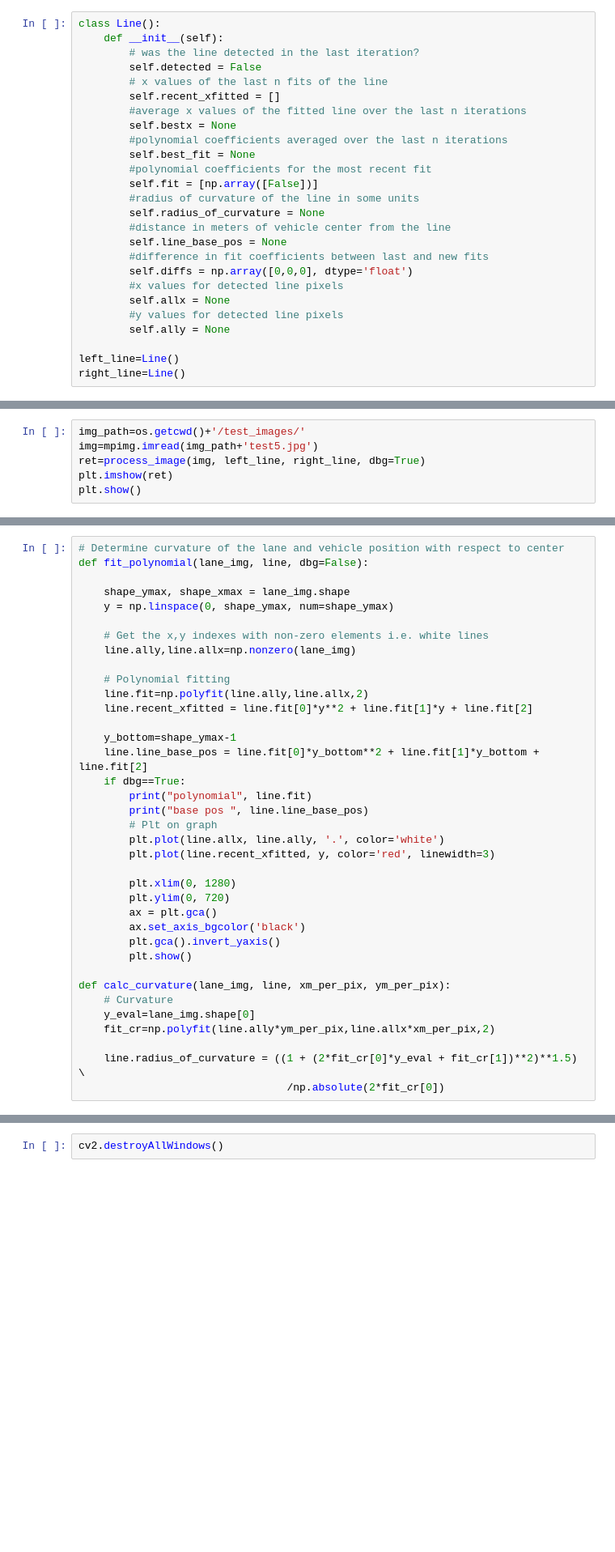
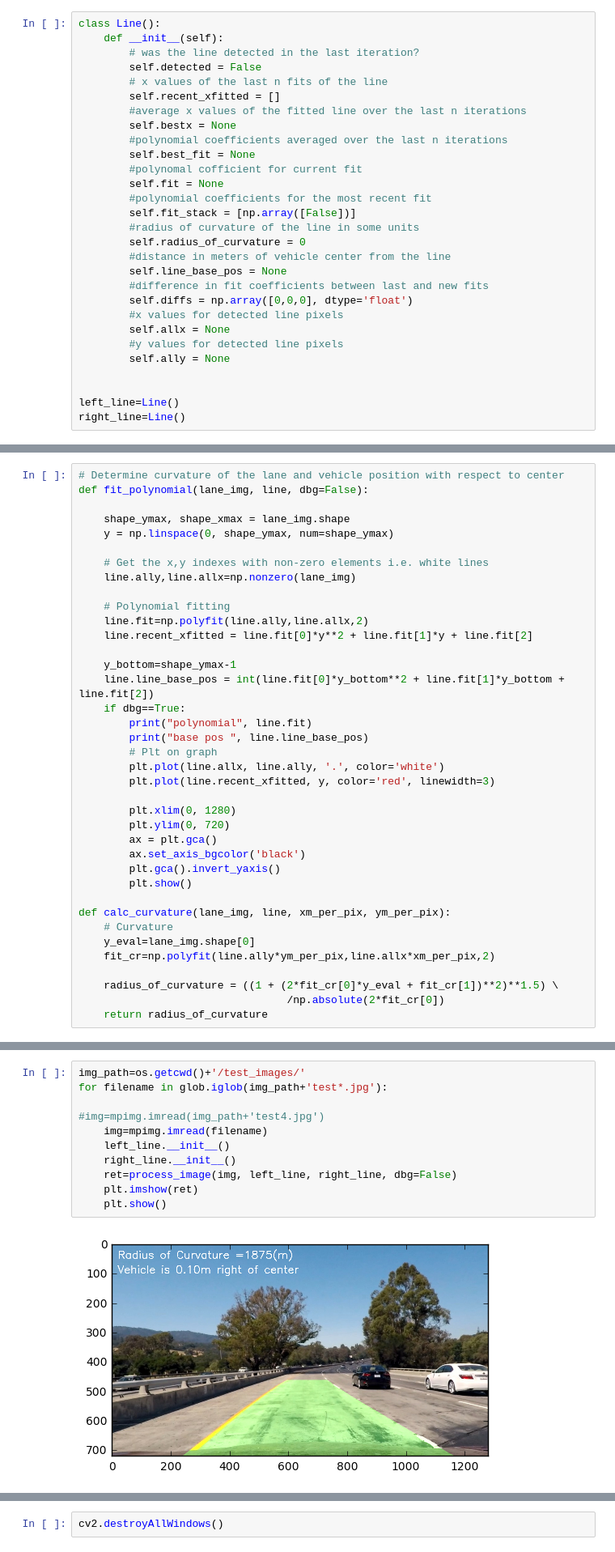
Before and after one commit to soon-yau/SDCND_Term1, a Jupyter notebook: CarND-Advanced-Lane-Lines/advanced_lane_finding.ipynb, the cells around one changed output, grey strips where cells are left out. Shown at 81% size. Drawn from its saved outputs; the diff is of its cells as text; blank space fills up the shorter version.

```diff
--- a/CarND-Advanced-Lane-Lines/advanced_lane_finding.ipynb
+++ b/CarND-Advanced-Lane-Lines/advanced_lane_finding.ipynb
@@ -23,10 +23,12 @@ class Line():
         self.bestx = None
         #polynomial coefficients averaged over the last n iterations
         self.best_fit = None
+        #polynomal cofficient for current fit
+        self.fit = None
         #polynomial coefficients for the most recent fit
-        self.fit = [np.array([False])]
+        self.fit_stack = [np.array([False])]
         #radius of curvature of the line in some units
-        self.radius_of_curvature = None
+        self.radius_of_curvature = 0
         #distance in meters of vehicle center from the line
         self.line_base_pos = None
         #difference in fit coefficients between last and new fits
@@ -36,6 +38,7 @@ class Line():
         #y values for detected line pixels
         self.ally = None
 
+
 left_line=Line()
 right_line=Line()
 # %%
@@ -144,8 +134,2 @@ def detect_sobel_edges(gray):
 
     return edges
-# %%
-img_path=os.getcwd()+'/test_images/'
-img=mpimg.imread(img_path+'test5.jpg')
-ret=process_image(img, left_line, right_line, dbg=True)
-plt.imshow(ret)
-plt.show()
@@ -315,7 +217,7 @@ def fit_polynomial(lane_img, line, dbg=False):
     line.recent_xfitted = line.fit[0]*y**2 + line.fit[1]*y + line.fit[2]
 
     y_bottom=shape_ymax-1
-    line.line_base_pos = line.fit[0]*y_bottom**2 + line.fit[1]*y_bottom + line.fit[2]
+    line.line_base_pos = int(line.fit[0]*y_bottom**2 + line.fit[1]*y_bottom + line.fit[2])
     if dbg==True:
         print("polynomial", line.fit)
         print("base pos ", line.line_base_pos)
@@ -335,8 +237,9 @@ def calc_curvature(lane_img, line, xm_per_pix, ym_per_pix):
     y_eval=lane_img.shape[0]
     fit_cr=np.polyfit(line.ally*ym_per_pix,line.allx*xm_per_pix,2)
 
-    line.radius_of_curvature = ((1 + (2*fit_cr[0]*y_eval + fit_cr[1])**2)**1.5) \
+    radius_of_curvature = ((1 + (2*fit_cr[0]*y_eval + fit_cr[1])**2)**1.5) \
                                  /np.absolute(2*fit_cr[0])
+    return radius_of_curvature
 # %%
 def fill_poly_unwarp(img, warped, warp_matrix, left_fit, right_fit):
     # Warp the detected lane boundaries back onto the original image
@@ -513,3 +438,16 @@ def process_image(img, left_line, right_line, color_filter='edge and color', dbg
         plt.imshow(result)
         plt.show()
     return result
+# %%
+img_path=os.getcwd()+'/test_images/'
+for filename in glob.iglob(img_path+'test*.jpg'):
+
+#img=mpimg.imread(img_path+'test4.jpg')
+    img=mpimg.imread(filename)
+    left_line.__init__()
+    right_line.__init__()
+    ret=process_image(img, left_line, right_line, dbg=False)
+    plt.imshow(ret)
+    plt.show()
+# %% [output]
+[figure, added]
```
Also changed, not shown: parts of 12 cells of this notebook, 3 other files.
